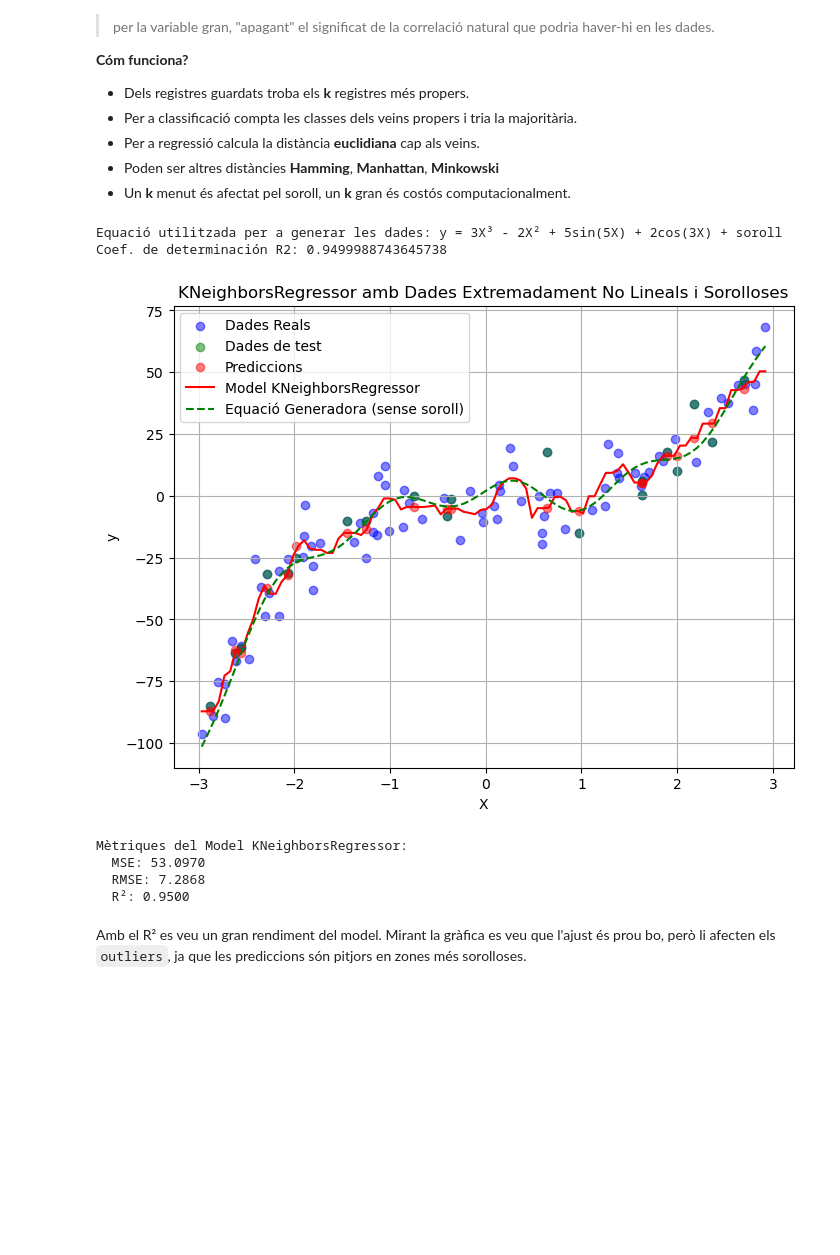
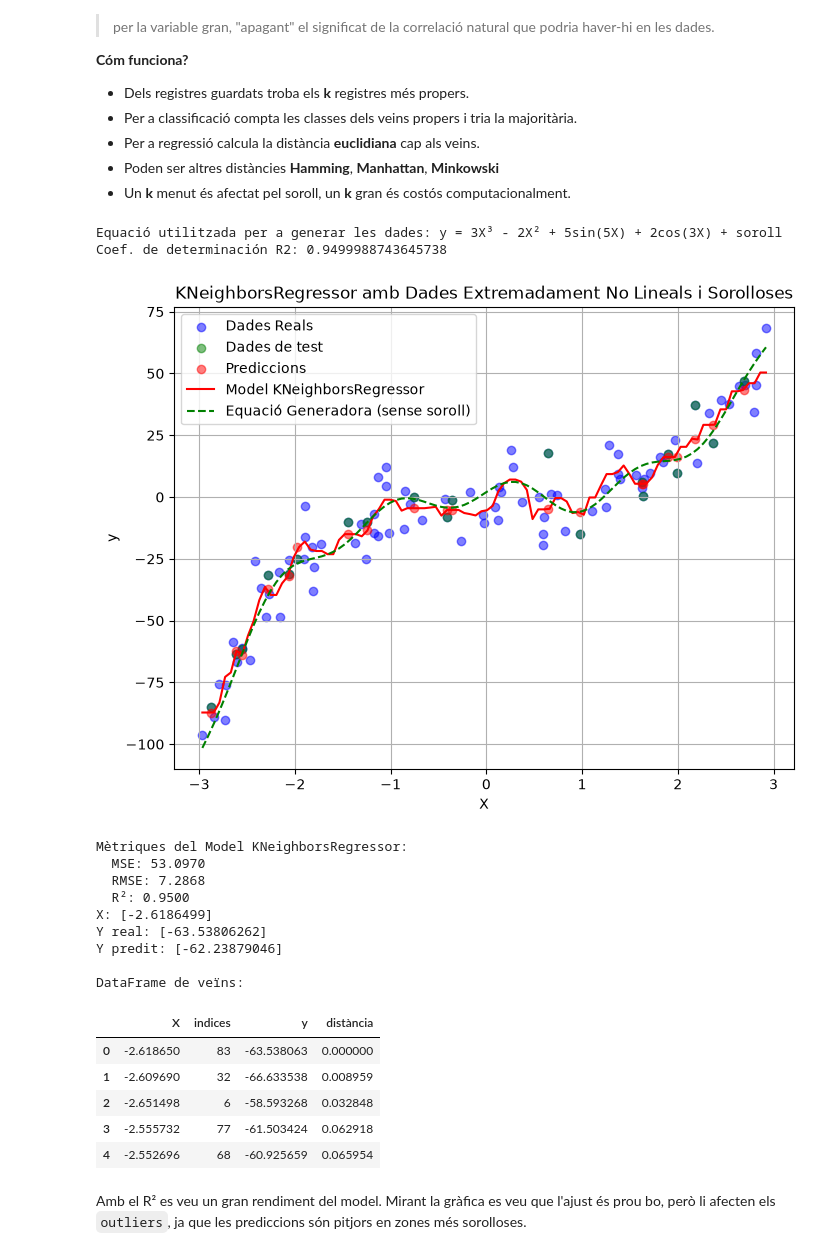
Before and after one commit to Triis98/DissenyIAvaluacioDeModels, a Jupyter notebook: apunts/documents/regressió.ipynb, the cells around one changed output. Drawn from its saved outputs; the diff is of its cells as text; code cells hidden in the pictures; blank space fills up the shorter version.

```diff
--- a/apunts/documents/regressió.ipynb
+++ b/apunts/documents/regressió.ipynb
@@ -875,38 +875,66 @@ y_pred = reg.predict(X_test)
 r2_score = r2_score(y_test, y_pred)
 mse = mean_squared_error(y_test, y_pred)
 rmse = np.sqrt(mse)
 print('Coef. de determinación R2: {r2_sc}'.format(r2_sc=r2_score))
 # Gráfica de modelo de regresión sobre scatterplot de datos
 # Visualitzar les dades reals i la línia ajustada
 plt.figure(figsize=(8, 6))  # Crear una figura amb una grandària específica
 plt.scatter(X, y, color='blue', alpha=0.5, label="Dades Reals")  # Graficar els punts de dades originals
 plt.scatter(X_test, y_test, color='green', alpha=0.5, label="Dades de test")  # Graficar els punts
 plt.scatter(X_test, y_pred, color='red', alpha=0.5, label="Prediccions")  # Graficar els punts de predicció
 X_range = np.linspace(X.min(), X.max(), 100).reshape(-1, 1)
 y_range_pred = reg.predict(X_range)  # Preveure valors de Y per al rang continu
 plt.plot(X_range, y_range_pred, color="red", label="Model KNeighborsRegressor")  # Graficar la línia del model
 y_generated_range = 3 * X_range**3 - 2 * X_range**2 + 5 * np.sin(5 * X_range) + 2 * np.cos(3 * X_range)
 plt.plot(X_range, y_generated_range, color='green', linestyle='--', label='Equació Generadora (sense soroll)')
 plt.title("KNeighborsRegressor amb Dades Extremadament No Lineals i Sorolloses")  # Títol del gràfic
 plt.xlabel("X")  # Etiqueta de l'eix X
 plt.ylabel("y")  # Etiqueta de l'eix Y
 plt.legend()
 plt.grid()
 plt.show()
 
 # Mostrar mètriques de rendiment
 print("\nMètriques del Model KNeighborsRegressor:")
 print(f"  MSE: {mse:.4f}")  # Imprimir l'MSE amb 4 decimals
 print(f"  RMSE: {rmse:.4f}")  # Imprimir l'RMSE amb 4 decimals
 print(f"  R²: {r2_score:.4f}")  # Imprimir l'R² amb 4 decimals
+
+
+
+sample_X = X_test[0]
+neighbors = reg.kneighbors([sample_X], return_distance=True)  # Obtenir els veïns més propers i les distàncies
+
+neighborsdf = pd.DataFrame({
+    "X": X[neighbors[1][0]].flatten(),
+    "indices": neighbors[1][0],
+    "y": y[neighbors[1][0]].flatten(),
+    "distància": neighbors[0][0]
+})
+
+print("X:", sample_X, f"\nY real: {y_test[0]}\nY predit: {y_pred[0]}")  # Mostrar informació sobre els veïns més propers
+
+print("\nDataFrame de veïns:")
+neighborsdf
 # %% [output]
 Equació utilitzada per a generar les dades: y = 3X³ - 2X² + 5sin(5X) + 2cos(3X) + soroll
 Coef. de determinación R2: 0.9499988743645738
-[figure, old version]
+[figure, new version]
 Mètriques del Model KNeighborsRegressor:
   MSE: 53.0970
   RMSE: 7.2868
   R²: 0.9500
+X: [-2.6186499]
+Y real: [-63.53806262]
+Y predit: [-62.23879046]
+
+DataFrame de veïns:
+|  | X | indices | y | distància |
+| 0 | -2.618650 | 83 | -63.538063 | 0.000000 |
+| 1 | -2.609690 | 32 | -66.633538 | 0.008959 |
+| 2 | -2.651498 | 6 | -58.593268 | 0.032848 |
+| 3 | -2.555732 | 77 | -61.503424 | 0.062918 |
+| 4 | -2.552696 | 68 | -60.925659 | 0.065954 |
 # %% [markdown]
 Amb el R² es veu un gran rendiment del model. Mirant la gràfica es veu que l'ajust és prou bo, però li afecten els `outliers`, ja que les prediccions són pitjors en zones més sorolloses.
 # %% [markdown]
```
